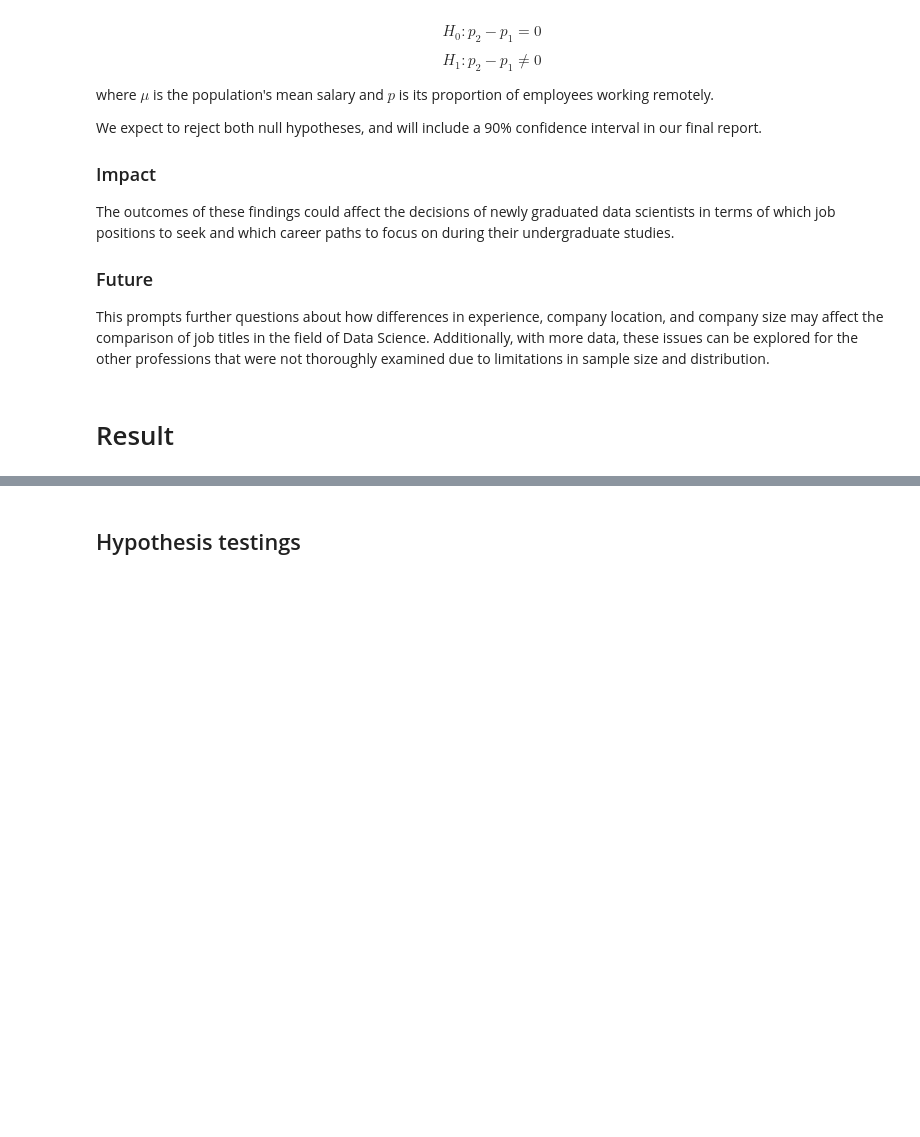
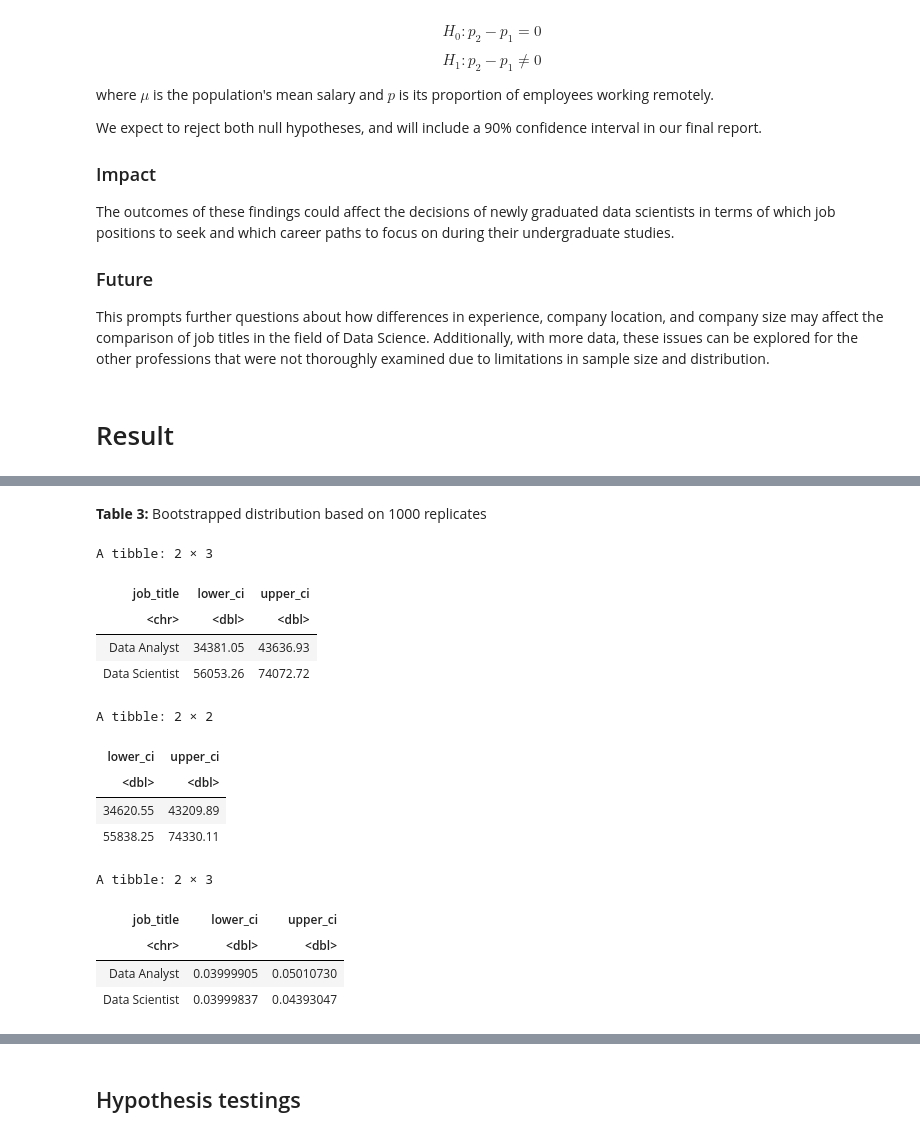
Before and after one commit to vindennt/stat-201-project-group-10, a Jupyter notebook: proposal (4).ipynb, the cells around one changed output, grey strips where cells are left out. Cells and saved outputs as stored; diff of their text form; code cells hidden in the pictures; blank space fills up the shorter version.

```diff
--- a/proposal (4).ipynb
+++ b/proposal (4).ipynb
@@ -375,0 +406,42 @@ salary_sd_ci <- bootstrap_samples %>%
+# %% [markdown]
+**Table 3:** Bootstrapped distribution based on 1000 replicates
+# %%
+# quantiles method
+salary_sd_ci <- bootstrapped_samples %>%
+        group_by(job_title) %>%
+        summarise(lower_ci = quantile(salary_sd, 0.05),
+                  upper_ci = quantile(salary_sd, 0.95))
+salary_sd_ci
+
+
+#  infer method
+analyst_salary_ci <- analyst_bootstrapped_salary_sd %>%
+    get_ci(level = 0.9, type = "percentile")
+scientist_salary_ci <- scientist_bootstrapped_salary_sd %>%
+    get_ci(level = 0.9, type = "percentile")
+bind_rows(analyst_salary_ci, scientist_salary_ci) # Why are values different between quantiles sd and infer sd for salary?
+
+
+
+
+ratio_sd_ci <- bootstrapped_samples %>%
+        group_by(job_title) %>%
+        summarise(lower_ci = quantile(ratio_sd, 0.05),
+                  upper_ci = quantile(ratio_sd, 0.95))
+ratio_sd_ci
+# %% [output]
+A tibble: 2 × 3
+| job_title | lower_ci | upper_ci |
+| <chr> | <dbl> | <dbl> |
+| Data Analyst | 34381.05 | 43636.93 |
+| Data Scientist | 56053.26 | 74072.72 |
+A tibble: 2 × 2
+| lower_ci | upper_ci |
+| <dbl> | <dbl> |
+| 34620.55 | 43209.89 |
+| 55838.25 | 74330.11 |
+A tibble: 2 × 3
+| job_title | lower_ci | upper_ci |
+| <chr> | <dbl> | <dbl> |
+| Data Analyst | 0.03999905 | 0.05010730 |
+| Data Scientist | 0.03999837 | 0.04393047 |
```
Also changed, not shown: parts of 14 cells of this notebook.
